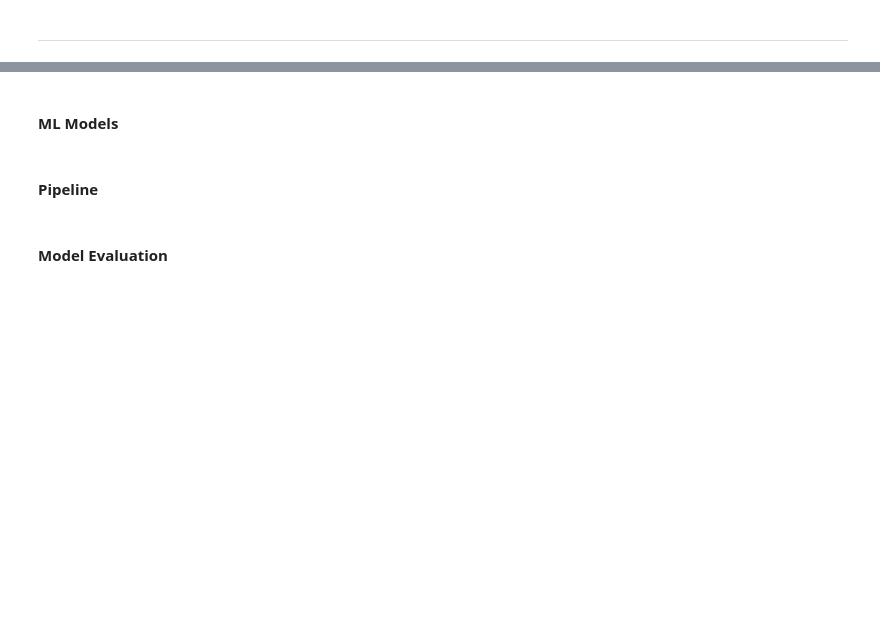
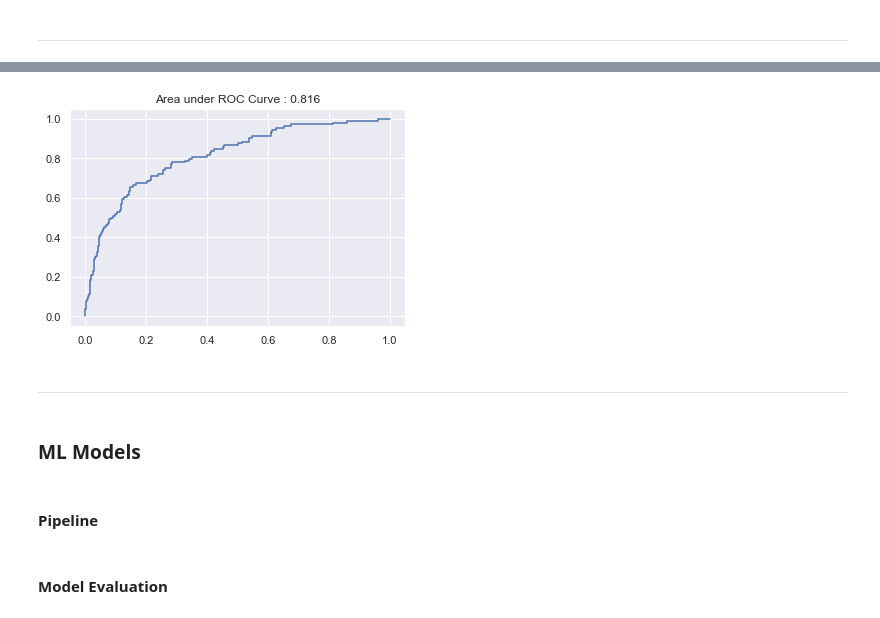
Before and after one commit to ashish-sharma-as/Customer_Churn, a Jupyter notebook: customer_churn.ipynb, the cells around one changed output, grey strips where cells are left out. Saved outputs shown, nothing was run; the diff lists cells and outputs as text; code cells hidden in the pictures; blank space fills up the shorter version.

Commit message:
Adding SMOTE for handling class imbalance

```diff
--- a/customer_churn.ipynb
+++ b/customer_churn.ipynb
@@ -876,0 +893,7 @@ X_train_tf_norm.head()
+# %%
+smote = SMOTE()
+
+logreg = LogisticRegression()
+# %%
+imb_pipe = imb_make_pipeline(smote, logreg)
+imb_pipe
@@ -876,0 +915,5 @@ X_train_tf_norm.head()
+# %%
+imb_pipe.fit(X_train_tf_ss, y_train)
+y_pred_imb = imb_pipe.predict(X_test_tf_ss)
+
+confusion_matrix(y_test, y_pred_imb)
@@ -876,0 +937,8 @@ X_train_tf_norm.head()
+# %%
+def auroc(model, X_test, y_test):
+    y_pred_proba = model.predict_proba(X_test)[:, 1]
+    fpr, tpr, thresholds = roc_curve(y_test, y_pred_proba)
+    plt.plot(fpr, tpr)
+    auc = roc_auc_score(y_test, y_pred_proba)
+    plt.title('Area under ROC Curve : %0.3f'%auc)
+    plt.show()
@@ -877,5 +965,12 @@ X_train_tf_norm.head()
+# %%
+auroc(imb_pipe, X_test_tf_ss, y_test)
+# auroc(imb_pipe, X_test_tf, y_test)
+# %% [output]
+[figure, added]
+# %% [markdown]
+---
 # %% [markdown]
-#### ML Models
+### ML Models
 # %%
 # Instantiate ML Model
 
```
Also changed, not shown: parts of 50 cells of this notebook.
